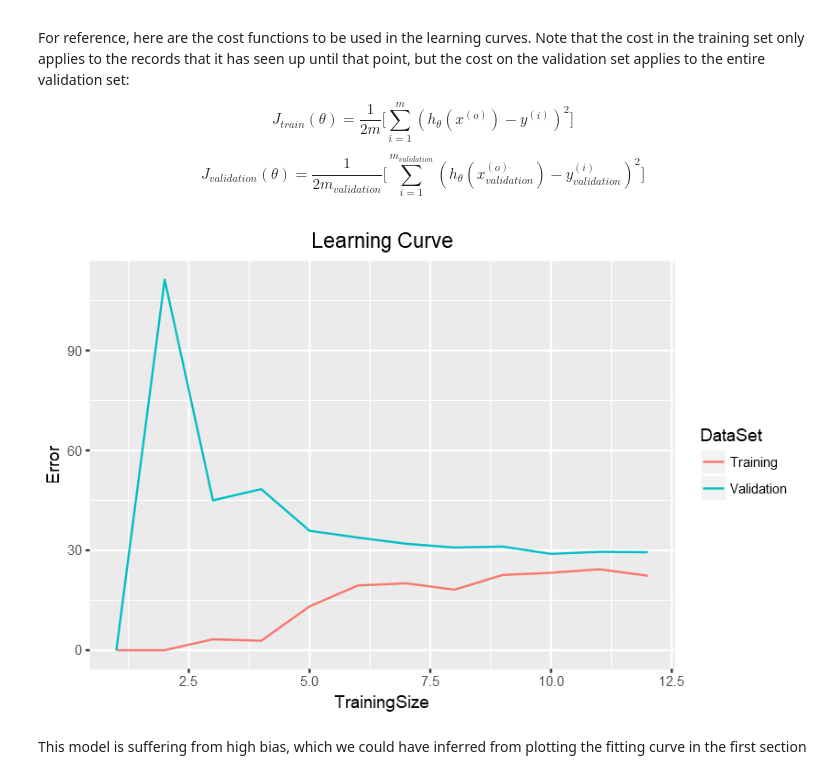
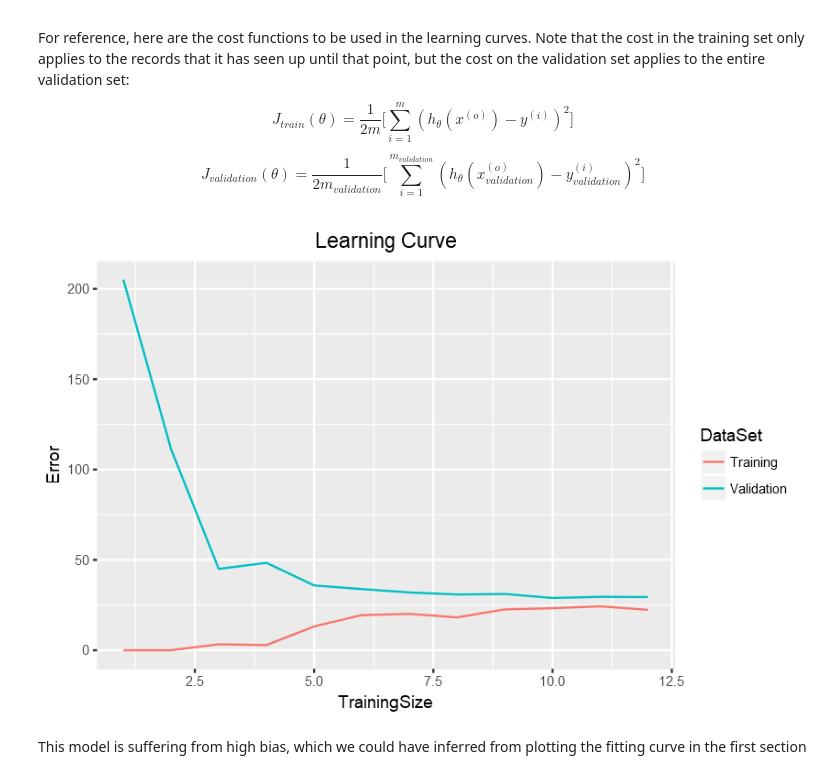
Before and after one commit to JeffMacaluso/Misc, a Jupyter notebook: MachineLearningMOOC/Ex5 R - Regularized Linear Regression and Bias vs. Variance.ipynb, the cells around one changed output. Drawn from its saved outputs; the diff is of its cells as text; code cells hidden in the pictures.

Commit message:
Added validation curve

```diff
--- a/MachineLearningMOOC/Ex5 R - Regularized Linear Regression and Bias vs. Variance.ipynb
+++ b/MachineLearningMOOC/Ex5 R - Regularized Linear Regression and Bias vs. Variance.ipynb
@@ -201,7 +201,7 @@ plot_learning_curve <- function(Xtrain, ytrain, Xval, yval, C=0.0) {
   validationError <- numeric(m)
 
   # Looping through training sizes to calculate our errors
-  for (i in 2:m) {
+  for (i in 1:m) {
 
     # Optimizing theta with the given training size
     initialThetas <- numeric(dim(Xtrain)[2]+1)
@@ -211,34 +211,34 @@ plot_learning_curve <- function(Xtrain, ytrain, Xval, yval, C=0.0) {
     trainingError[i] <- cost_function(thetas, Xtrain[1:i], ytrain[1:i],
                                       0)  # Excluding reg parameter
 
     # Calculating the training error
     validationError[i] <- cost_function(thetas, Xval, yval,
                                       0)  # Excluding reg parameter
   }
 
   # Storing the training error in a data frame
   results <- data.frame(Error = trainingError, DataSet = 'Training',
                         TrainingSize = 1:m)
 
   # Storing the validation error into a data frame
   validation <- data.frame(Error = validationError, DataSet = 'Validation',
                            TrainingSize = 1:m)
 
   # Joing the two into one data frame
   results <- rbind(results, validation)
 
   # Plotting the data
   learning_curve <- ggplot(results) +
     geom_line(aes(x=TrainingSize, y=Error, color=DataSet)) +
     labs(title="Learning Curve")
 
   return(learning_curve)
 }
 
 
 plot_learning_curve(X, y, Xval, yval)
 # %% [output]
-[figure, old version]
+[figure, new version]
 # %% [markdown]
 This model is suffering from high bias, which we could have inferred from plotting the fitting curve in the first section
 # %% [markdown]
```
Also changed, not shown: parts of 2 cells of this notebook.
